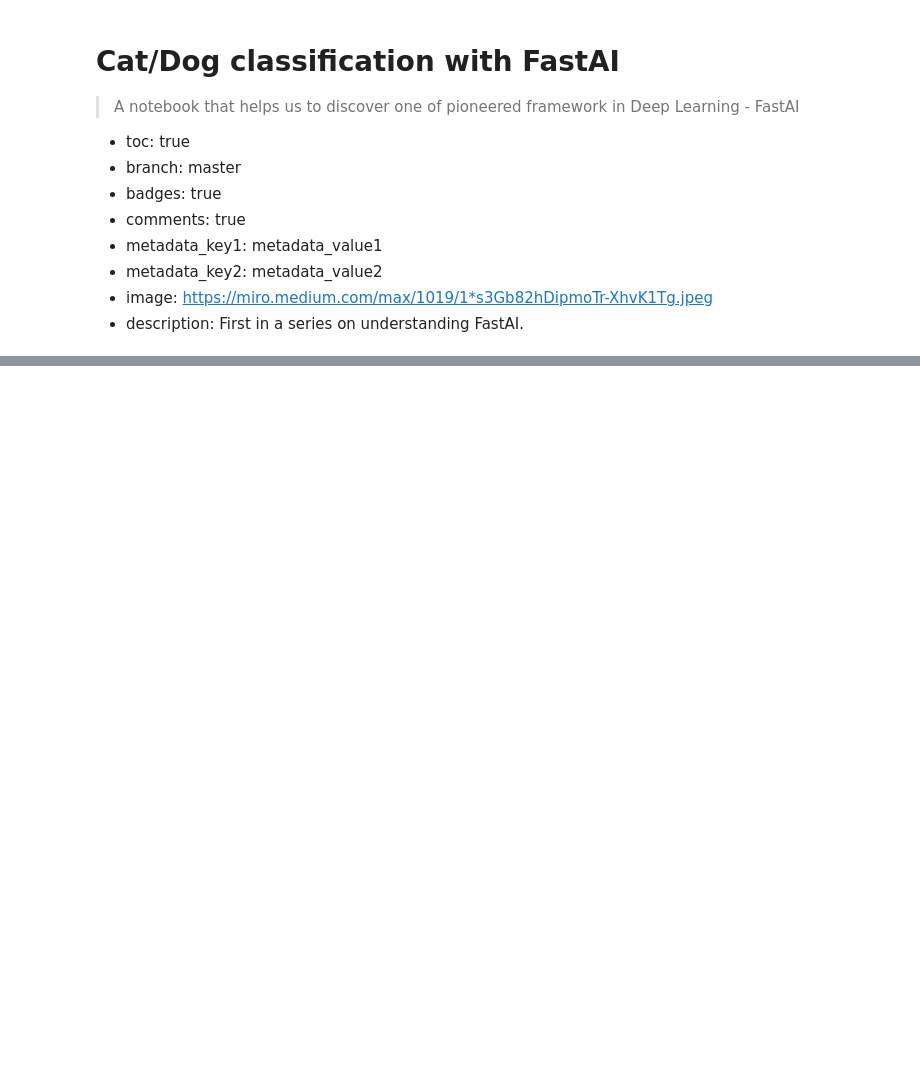
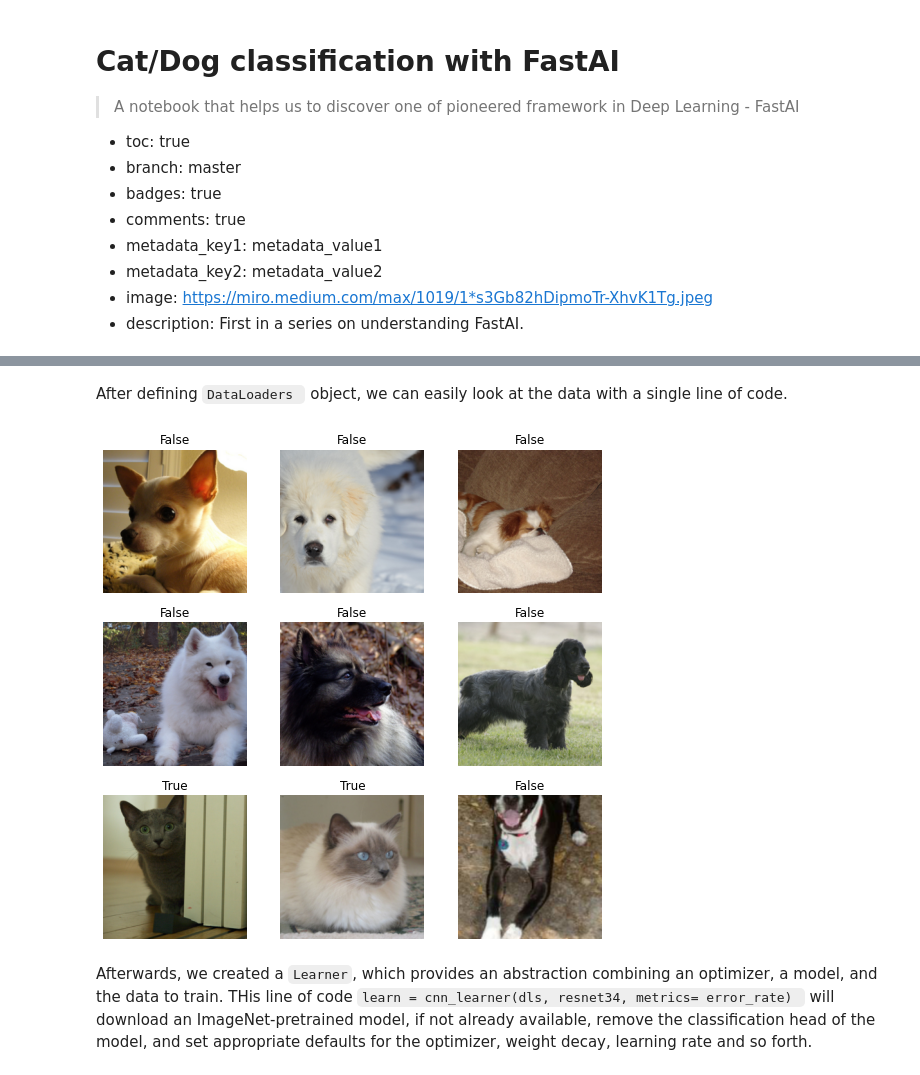
Before and after one commit to dnlam/fastblog, a Jupyter notebook: _notebooks/2022-03-17_cats_dog_fastai.ipynb, the cells around one changed output, grey strips where cells are left out. Saved outputs shown, nothing was run; the diff lists cells and outputs as text; code cells hidden in the pictures; blank space fills up the shorter version.

````diff
--- a/_notebooks/2022-03-17_cats_dog_fastai.ipynb
+++ b/_notebooks/2022-03-17_cats_dog_fastai.ipynb
@@ -32,0 +57,8 @@ learn.fine_tune(1)
+# %% [markdown]
+After defining ```DataLoaders ``` object, we can easily look at the data with a single line of code.
+# %%
+dls.show_batch()
+# %% [output]
+[figure, added]
+# %% [markdown]
+Afterwards, we created a ```Learner```, which provides an abstraction combining an optimizer, a model, and the data to train. THis line of code ```learn = cnn_learner(dls, resnet34, metrics= error_rate) ``` will download an ImageNet-pretrained model, if not already available, remove the classification head of the model, and set appropriate defaults for the optimizer, weight decay, learning rate and so forth.
````
Also changed, not shown: parts of 7 cells of this notebook.
